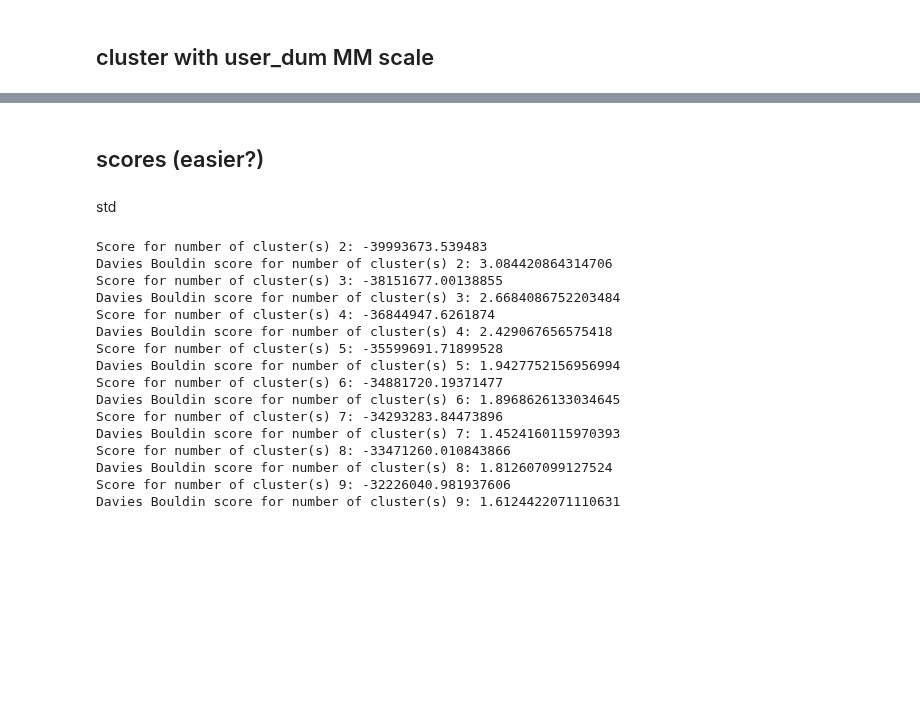
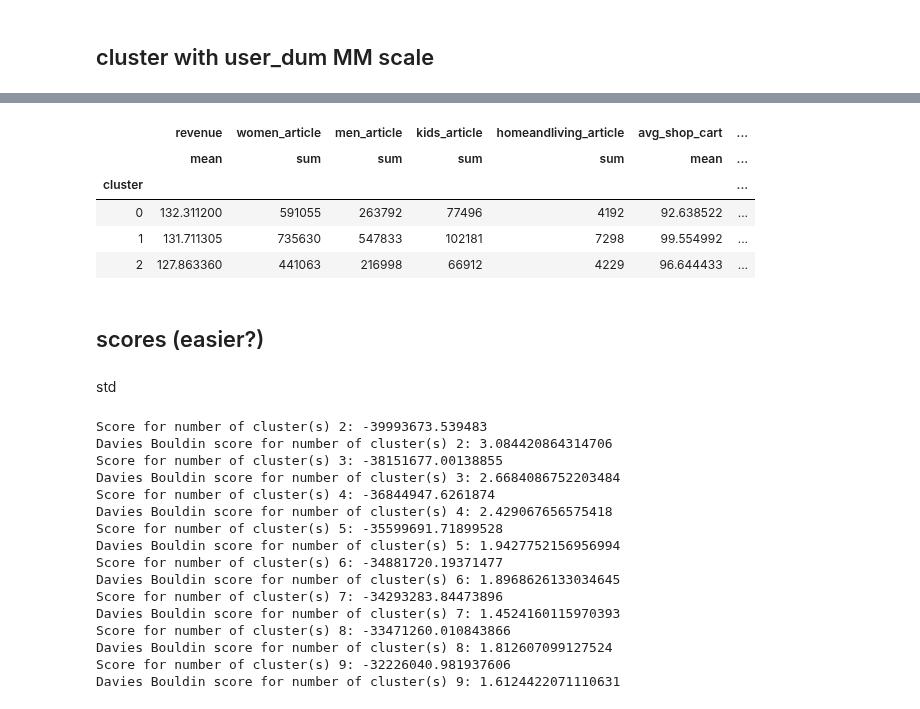
Before and after one commit to s-lau-42/Project_3_Online_Shop_Analysis, a Jupyter notebook: Clustering.ipynb, the cells around one changed output, grey strips where cells are left out. Drawn from its saved outputs; the diff is of its cells as text; code cells hidden in the pictures; blank space fills up the shorter version.

```diff
--- a/Clustering.ipynb
+++ b/Clustering.ipynb
@@ -200,3 +239,29 @@ ordered_by_rev_mm.groupby('cluster').describe()
+# %%
+df_user_mm.groupby(["cluster"]).agg({
+    "revenue": "mean",
+    "women_article": "sum",
+    "men_article": "sum",
+    "kids_article": "sum",
+    "homeandliving_article": "sum",
+    "avg_shop_cart": "mean",
+    "total_purchases": "mean",
+    "avg_cart_itemcount": "mean",
+    "monday": "mean",
+    "tuesday": "mean",
+    "wednesday": "mean",
+    "thursday": "mean",
+    "friday": "mean",
+    "saturday": "mean",
+    "sunday": ["mean", "count"],
+    #"user_type": "mode"
+})#.round(0)
+# %% [output]
+|  | revenue | women_article | men_article | kids_article | homeandliving_article | avg_shop_cart | ... |
+|  | mean | sum | sum | sum | sum | mean | ... |
+| cluster |  |  |  |  |  |  | ... |
+| 0 | 132.311200 | 591055 | 263792 | 77496 | 4192 | 92.638522 | ... |
+| 1 | 131.711305 | 735630 | 547833 | 102181 | 7298 | 99.554992 | ... |
+| 2 | 127.863360 | 441063 | 216998 | 66912 | 4229 | 96.644433 | ... |
 # %% [markdown]
 ## scores (easier?)
 # %% [markdown]
```
Also changed, not shown: parts of 14 cells of this notebook.
